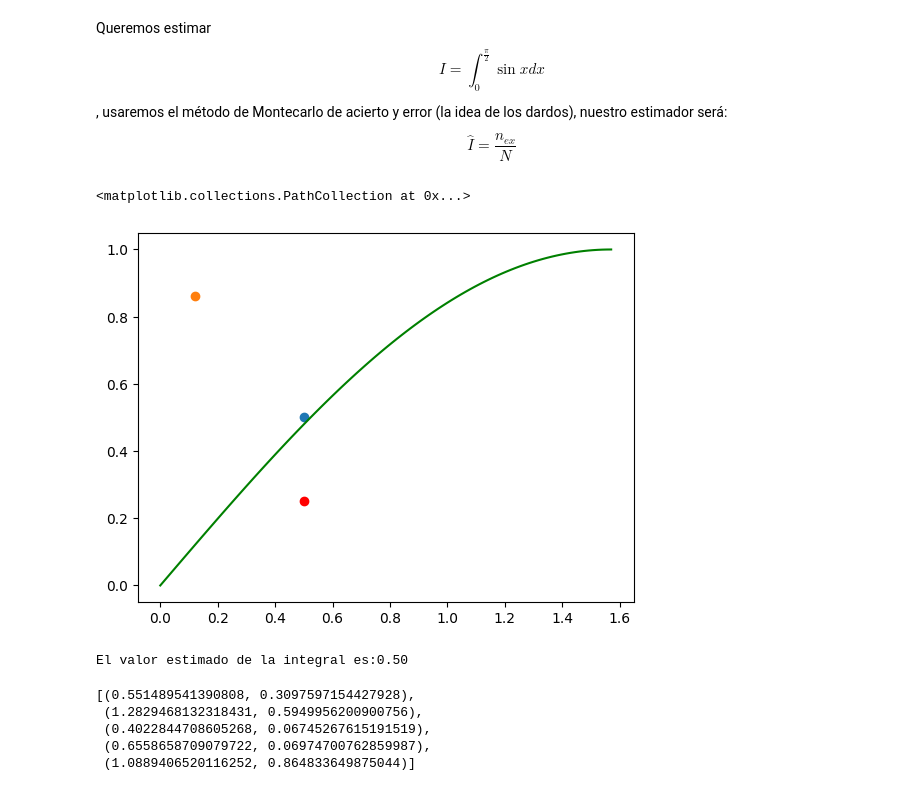
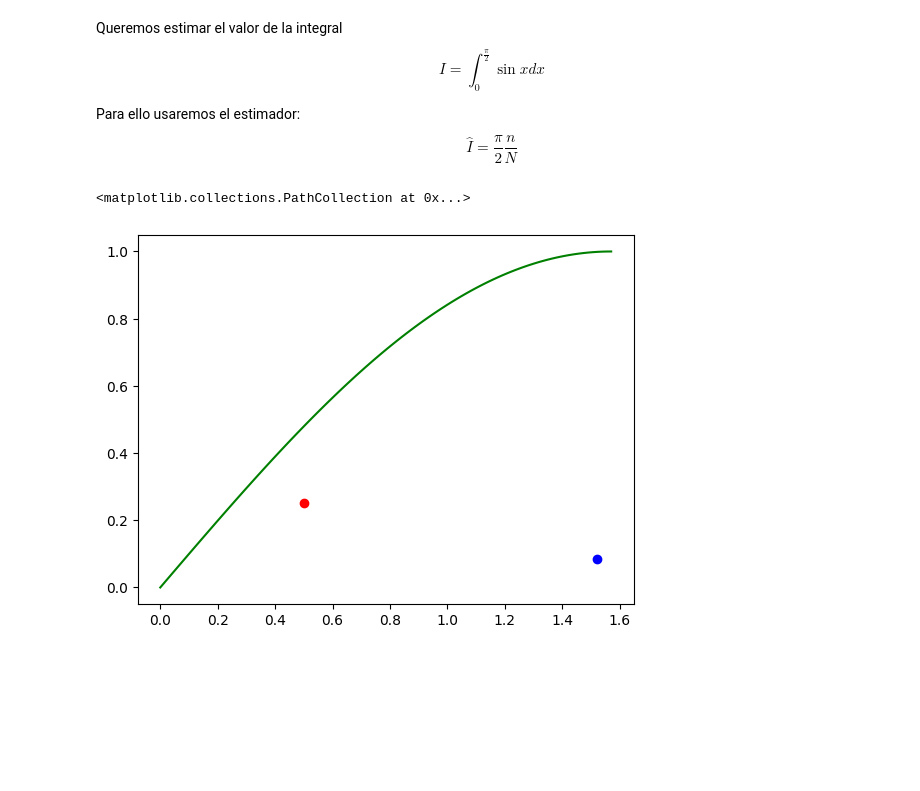
Before and after one commit to Mauricio-Fragoso-Mendoza/Simulacion-I, a Jupyter notebook: Método_de_Montecarlo.ipynb, the cells around one changed output. Cells and saved outputs as stored; diff of their text form; code cells hidden in the pictures; blank space fills up the shorter version.

```diff
--- a/Método_de_Montecarlo.ipynb
+++ b/Método_de_Montecarlo.ipynb
@@ -15,11 +7,12 @@ Successfully installed simpy-4.1.1
 # %% [markdown]
-Queremos estimar $$I=\int_{0}^{\frac{\pi}{2}} \sin x dx$$, usaremos el método de Montecarlo de acierto y error (la idea de los dardos), nuestro estimador será: $$\hat{I}=\frac{n_{ex}}{N}$$
+Queremos estimar el valor de la integral $$I=\int_{0}^{\frac{\pi}{2}} \sin x dx$$
+
+Para ello usaremos el estimador: $$\hat{I}=\frac{\pi}{2}\frac{n}{N}$$
 # %%
 x = np.linspace(0, np.pi/2, 100)
 plt.plot(x, np.sin(x), color= 'green')
-plt.scatter(0.5, 0.5)
 plt.scatter(0.5, 0.25, color= 'red')
-plt.scatter(r.uniform(0, np.pi/2),r.random())
+plt.scatter(r.uniform(0, np.pi/2),r.random(), color= 'blue')
 # %% [output]
 <matplotlib.collections.PathCollection at 0x...>
-[figure, old version]
+[figure, new version]
@@ -43,12 +18,0 @@ def dardos(N):
-# %%
-prueba = dardos(10)
-# %% [output]
-El valor estimado de la integral es:0.50
-# %%
-prueba[0]
-# %% [output]
-[(0.551489541390808, 0.3097597154427928),
- (1.2829468132318431, 0.5949956200900756),
- (0.4022844708605268, 0.06745267615191519),
- (0.6558658709079722, 0.06974700762859987),
- (1.0889406520116252, 0.864833649875044)]
```
Also changed, not shown: parts of 5 cells of this notebook.
